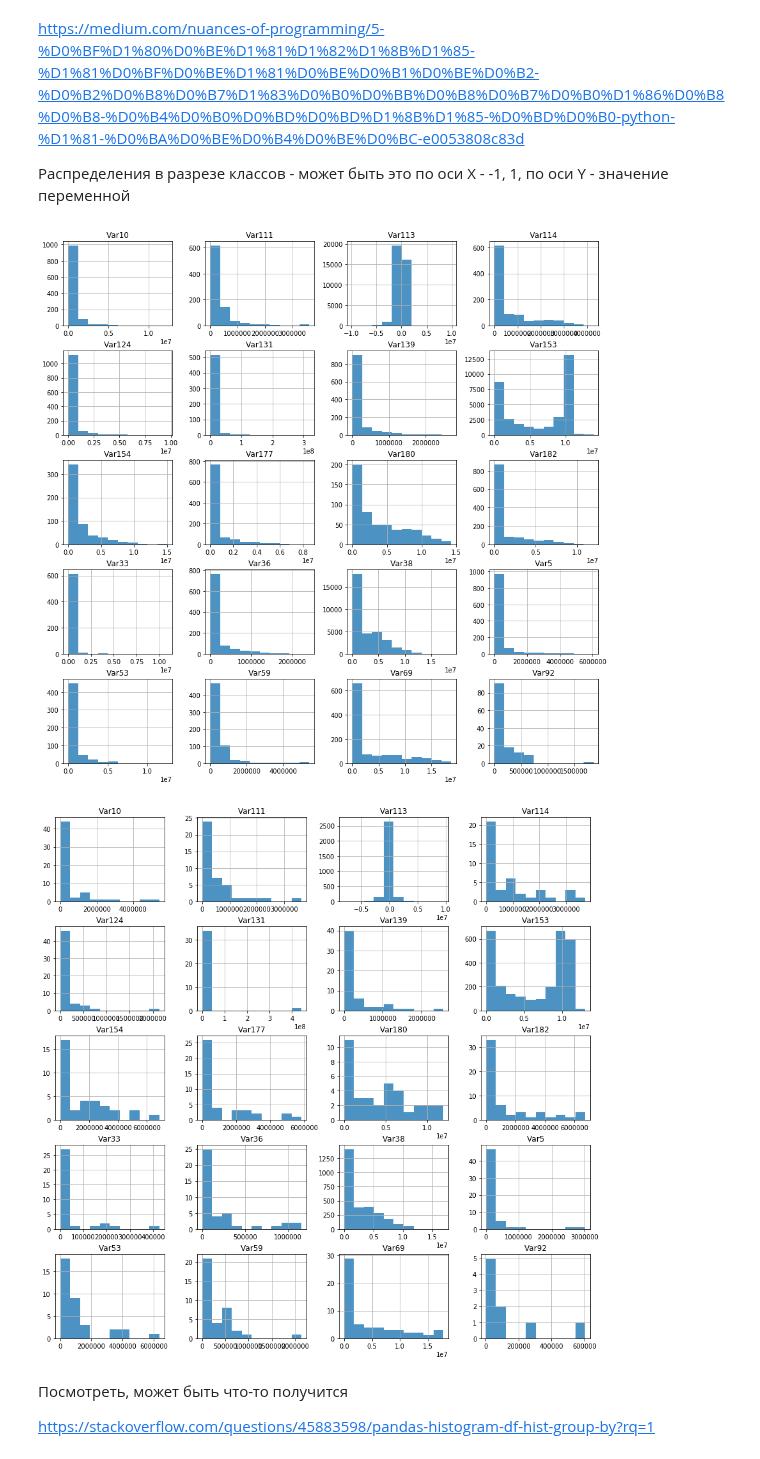
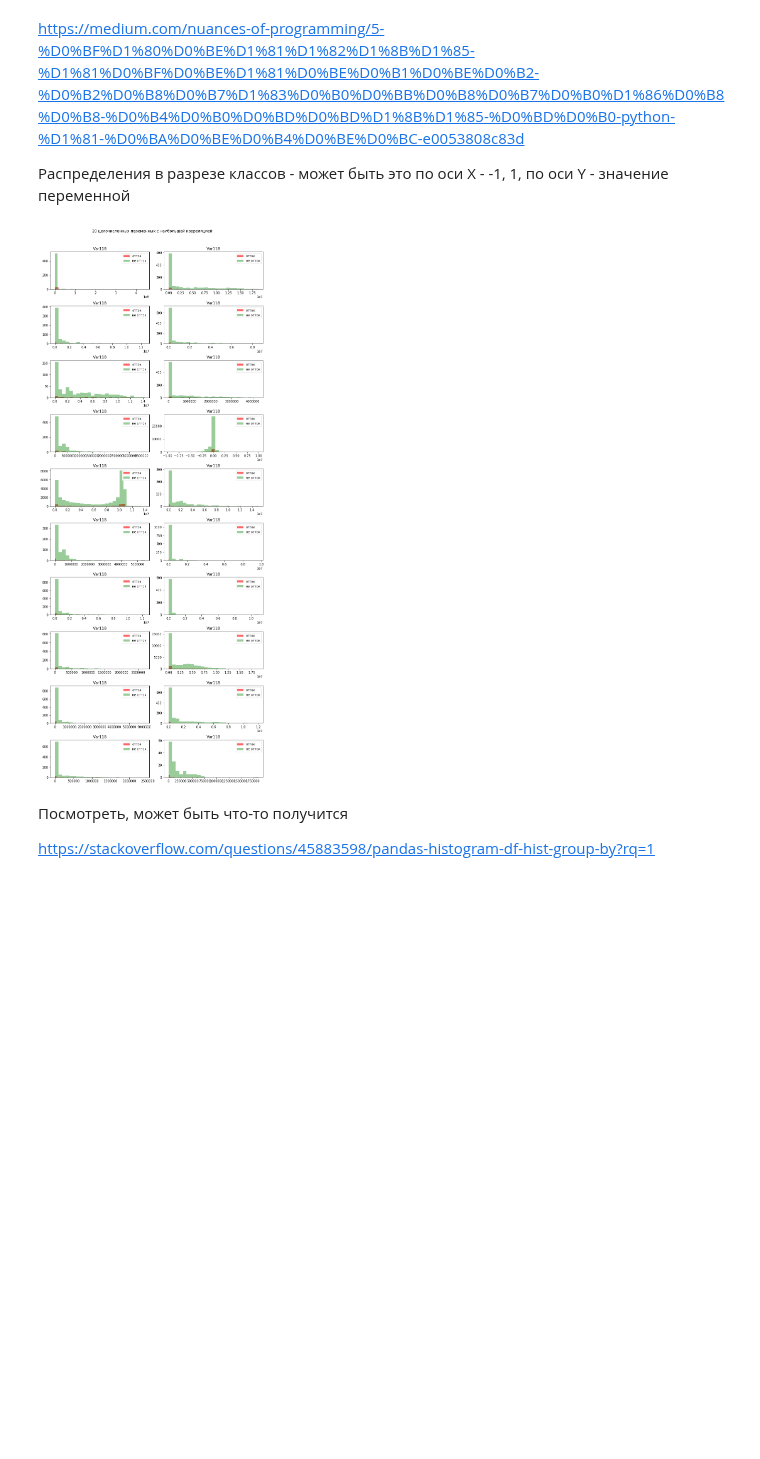
Before and after one commit to dminikorenb/DataLearning, a Jupyter notebook: 2-churn_prediction/dminik6_part2_w1.ipynb, the cells around one changed output. Drawn from its saved outputs; the diff is of its cells as text; code cells hidden in the pictures; blank space fills up the shorter version.

```diff
--- a/2-churn_prediction/dminik6_part2_w1.ipynb
+++ b/2-churn_prediction/dminik6_part2_w1.ipynb
@@ -279,12 +279,28 @@ https://medium.com/nuances-of-programming/5-%D0%BF%D1%80%D0%BE%D1%81%D1%82%D1%8B
 # и целевым значением.
 df4 = df_data[ser_sort.head(20).index.tolist() + ['Label']]
 # df4.boxplot( figsize=(12,6) )
+# %%
+def plot_df(df, title, figsize):
+
+    fig, ax = plt.subplots(figsize=figsize)
+    fig.suptitle(title)
+    for num, col in enumerate(df.columns[:-1]):
+        plt.subplot(len(df.columns[:-1])//2, 2, num+1)
+        plt.hist(df[df['Label'] ==  1][col], bins=25, alpha=0.6, label='отток', color='r')
+        plt.hist(df[df['Label'] == -1][col], bins=25, alpha=0.4, label='не отток', color='g')
+        plt.legend(loc='upper right')
+        plt.title(alpha)
+
+    plt.tight_layout(pad=0.4, w_pad=0.5, h_pad=1.0)
+
+    plt.subplots_adjust(top=0.94);
 # %%
 # df4.hist(figsize=(12,6));
-df4.groupby('Label').hist(alpha=0.8, figsize=(15,15));
+# df4.groupby('Label').hist(alpha=0.8, figsize=(15,15));
+
+plot_df(df4, '20 целочисленных переменных с наибольшей корреляцией', (10, 25))
 # %% [output]
-[figure, old version]
+[figure, new version]
-[figure, removed]
 # %% [markdown]
 Посмотреть, может быть что-то получится
 
```
Also changed, not shown: parts of 24 cells of this notebook.
